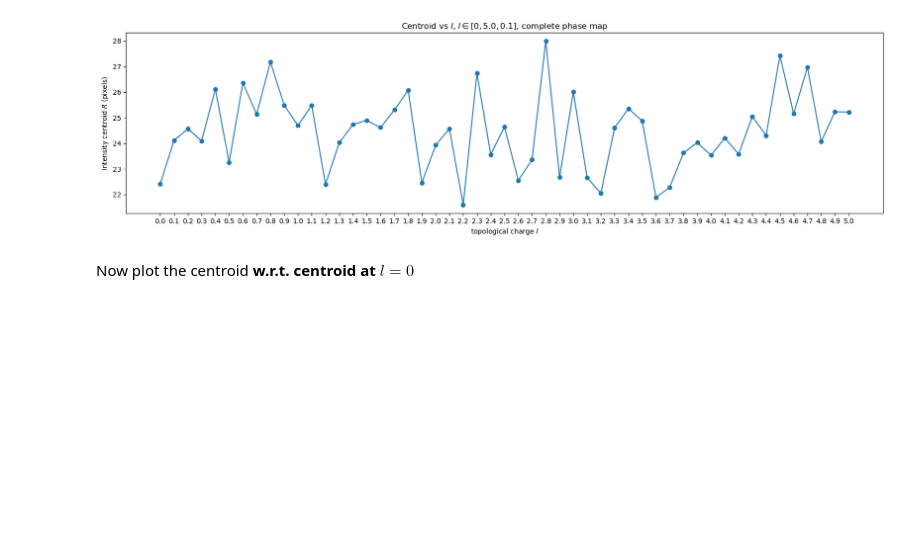
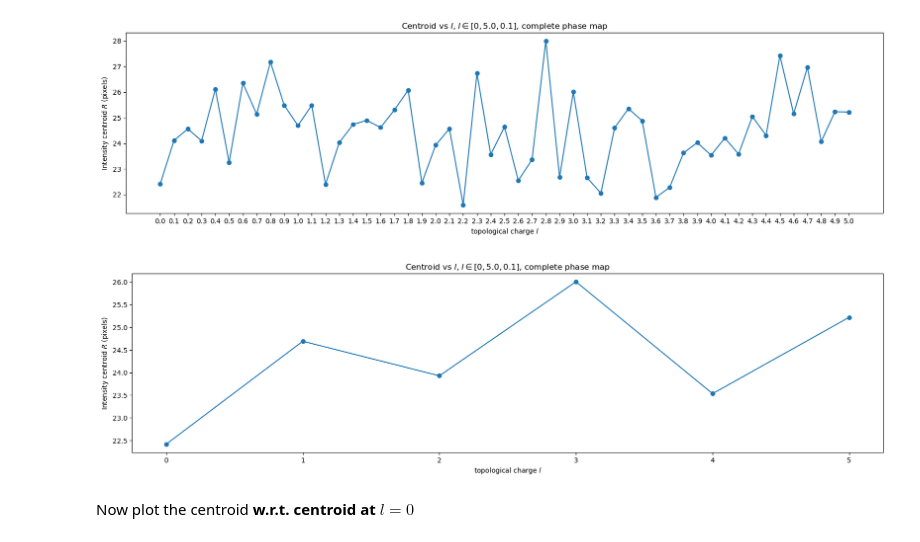
Before and after one commit to mimmphi/SPP24-frac-vortex-Gaussian, a Jupyter notebook: SLM_holes.ipynb, the cells around one changed output. Saved outputs shown, nothing was run; the diff lists cells and outputs as text; code cells hidden in the pictures; blank space fills up the shorter version.

Commit message:
for centroid: added a plot of integer l only
White balance is not auto - no more (visible) artifacts in the images.

Also showed plots for integer l among the images, for easier "benchmarking".

Still no relationship between centroid and l. Have to:
- check code
- get l relative to start of its set of 10

```diff
--- a/SLM_holes.ipynb
+++ b/SLM_holes.ipynb
@@ -270,6 +270,18 @@ ax.set(xlabel=r'topological charge $l$', ylabel='Intensity centroid $R$ (pixels)
 fig.set_size_inches(20, 4.8)
 # %% [output]
 [figure]
+# %%
+%matplotlib inline
+# show the integer l only
+
+fig, ax = plt.subplots()
+ax.plot(l[::10], cyl_frac_centroids[::10], marker='o')
+ax.set(xlabel=r'topological charge $l$', ylabel='Intensity centroid $R$ (pixels)',
+      title='Centroid vs $l$, $l \in [0, 5.0, 0.1]$, complete phase map',
+      xticks=l[::10])
+fig.set_size_inches(20, 4.8)
+# %% [output]
+[figure, added]
 # %% [markdown]
 Now plot the centroid __w.r.t. centroid at $l=0$__
 # %%
```
